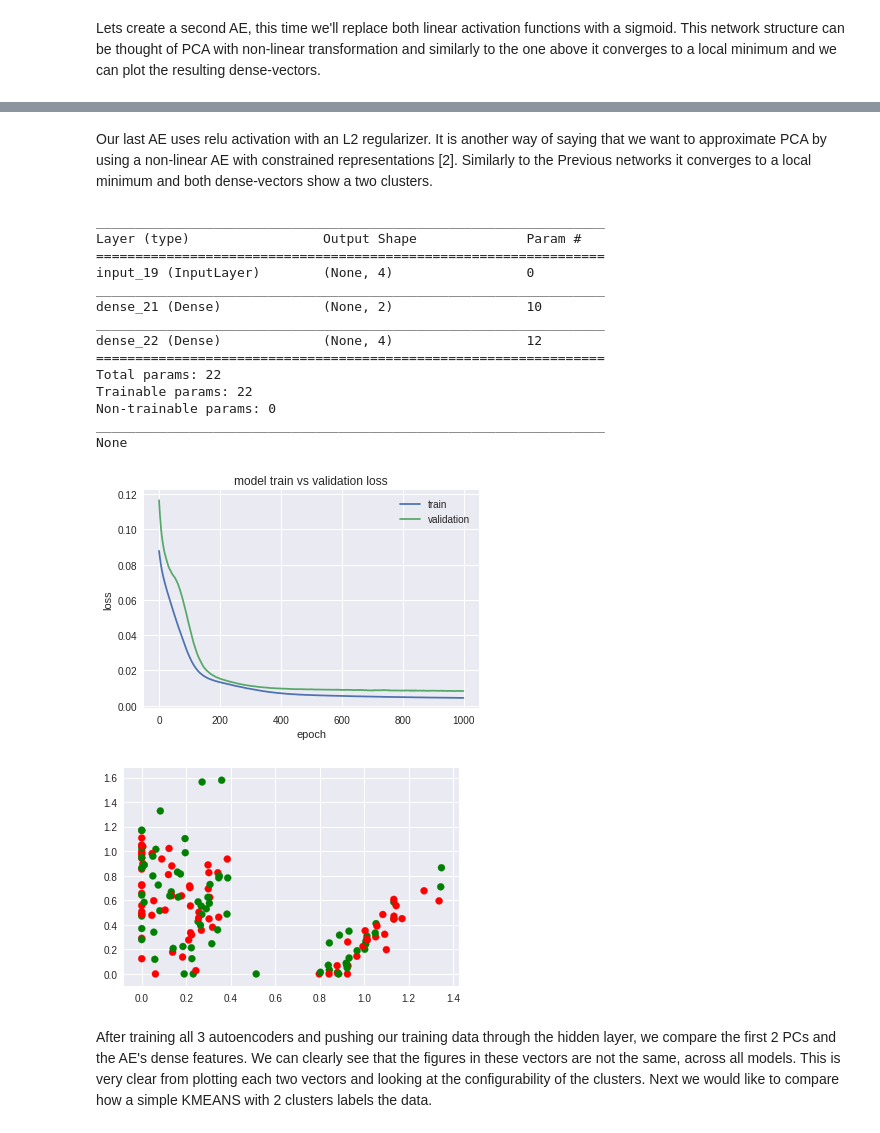
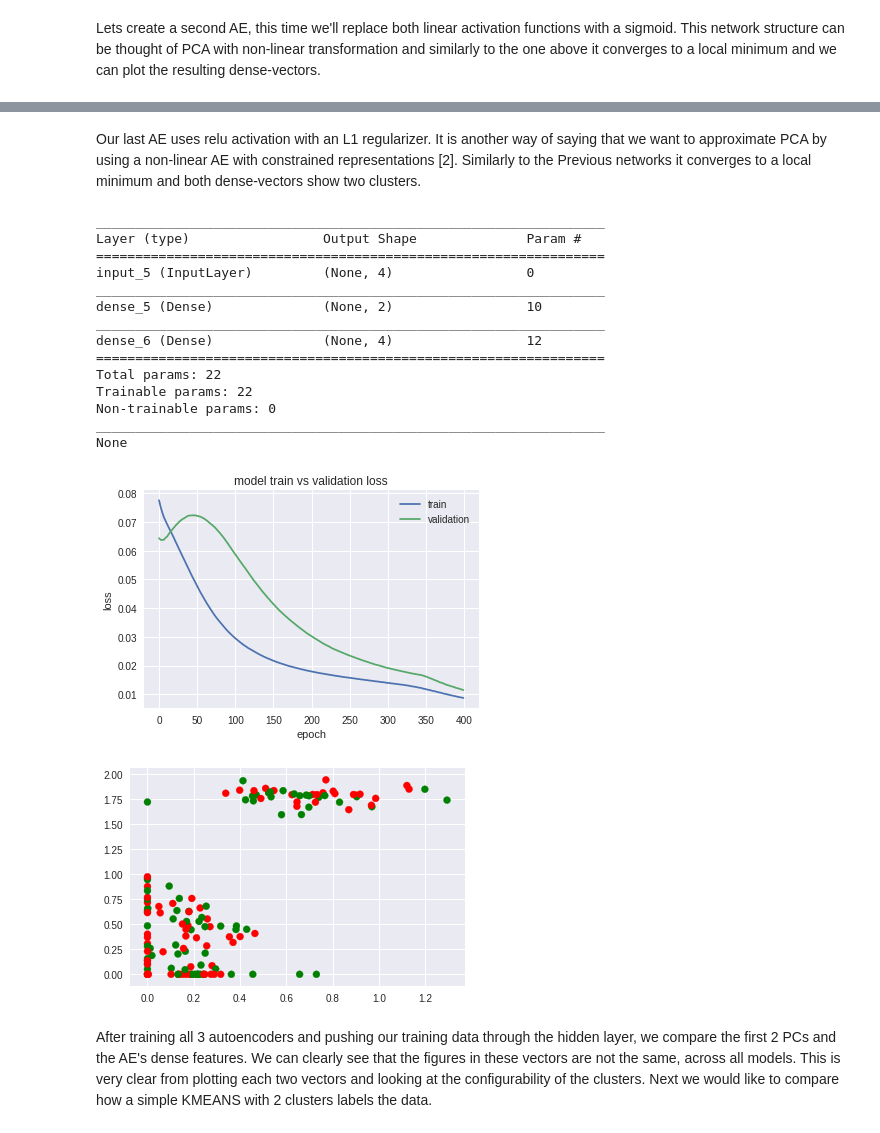
Before and after one commit to orico/PCAvsAutoencoder, a Jupyter notebook: PCA_vs_Autoencoder_tutorial.ipynb, the cells around one changed output, grey strips where cells are left out. Cells and saved outputs as stored; diff of their text form; code cells hidden in the pictures.

```diff
--- a/PCA_vs_Autoencoder_tutorial.ipynb
+++ b/PCA_vs_Autoencoder_tutorial.ipynb
@@ -163,18 +163,18 @@ None
 # %% [markdown]
-Our last AE uses relu activation with an L2 regularizer. It is another way of saying that we want to approximate PCA by using a non-linear AE with constrained representations [2]. Similarly to the Previous networks it converges to a local minimum and both dense-vectors show a two clusters.
+Our last AE uses relu activation with an L1 regularizer. It is another way of saying that we want to approximate PCA by using a non-linear AE with constrained representations [2]. Similarly to the Previous networks it converges to a local minimum and both dense-vectors show two clusters.
 # %%
 #create an AE and fit it with our data using 3 neurons in the dense layer using keras' functional API
 input_dim3 = X_scaled.shape[1]
 encoding_dim3 = 2
 input_img3 = Input(shape=(input_dim3,))
-encoded3 = Dense(encoding_dim3, activation='relu', activity_regularizer=regularizers.l2(10e-5))(input_img3)
+encoded3 = Dense(encoding_dim3, activation='relu', activity_regularizer=regularizers.l1(10e-5))(input_img3)
 decoded3 = Dense(input_dim3, activation='sigmoid')(encoded3)
 autoencoder3 = Model(input_img3, decoded3)
 autoencoder3.compile(optimizer='adam', loss='mse')
 print(autoencoder3.summary())
 
 history3 = autoencoder3.fit(X_scaled, X_scaled,
-                epochs=1000,
+                epochs=400,
                 batch_size=16,
                 shuffle=True,
                 validation_split=0.1,
@@ -182,39 +182,39 @@ history3 = autoencoder3.fit(X_scaled, X_scaled,
 
 #plot our loss
 plt.plot(history3.history['loss'])
 plt.plot(history3.history['val_loss'])
 plt.title('model train vs validation loss')
 plt.ylabel('loss')
 plt.xlabel('epoch')
 plt.legend(['train', 'validation'], loc='upper right')
 plt.show()
 
 # use our encoded layer to encode the training input
 encoder3 = Model(input_img3, encoded3)
 encoded_input3 = Input(shape=(encoding_dim3,))
 decoder_layer3 = autoencoder3.layers[-1]
-decoder3 = Model(encoded_input3, decoder_layer(encoded_input3))
+decoder3 = Model(encoded_input3, decoder_layer3(encoded_input3))
 encoded_data3 = encoder3.predict(X_scaled)
 
 plt.scatter(encoded_data3[:,0],encoded_data3[:,1],color=['red','green'])
 plt.show()
 # %% [output]
 _________________________________________________________________
 Layer (type)                 Output Shape              Param #
 =================================================================
-input_19 (InputLayer)        (None, 4)                 0
+input_5 (InputLayer)         (None, 4)                 0
 _________________________________________________________________
-dense_21 (Dense)             (None, 2)                 10
+dense_5 (Dense)              (None, 2)                 10
 _________________________________________________________________
-dense_22 (Dense)             (None, 4)                 12
+dense_6 (Dense)              (None, 4)                 12
 =================================================================
 Total params: 22
 Trainable params: 22
 Non-trainable params: 0
 _________________________________________________________________
 None
-[figure, old version]
+[figure, new version]
-[figure, old version]
+[figure, new version]
 # %% [markdown]
 After training all 3 autoencoders and pushing our training data through the hidden layer, we compare the first 2 PCs and the AE's dense features. We can clearly see that the figures in these vectors are not the same, across all models. This is very clear from plotting each two vectors and looking at the configurability of the clusters. Next we would like to compare how a simple KMEANS with 2 clusters labels the data.
 # %%
```
Also changed, not shown: parts of 4 cells of this notebook.
